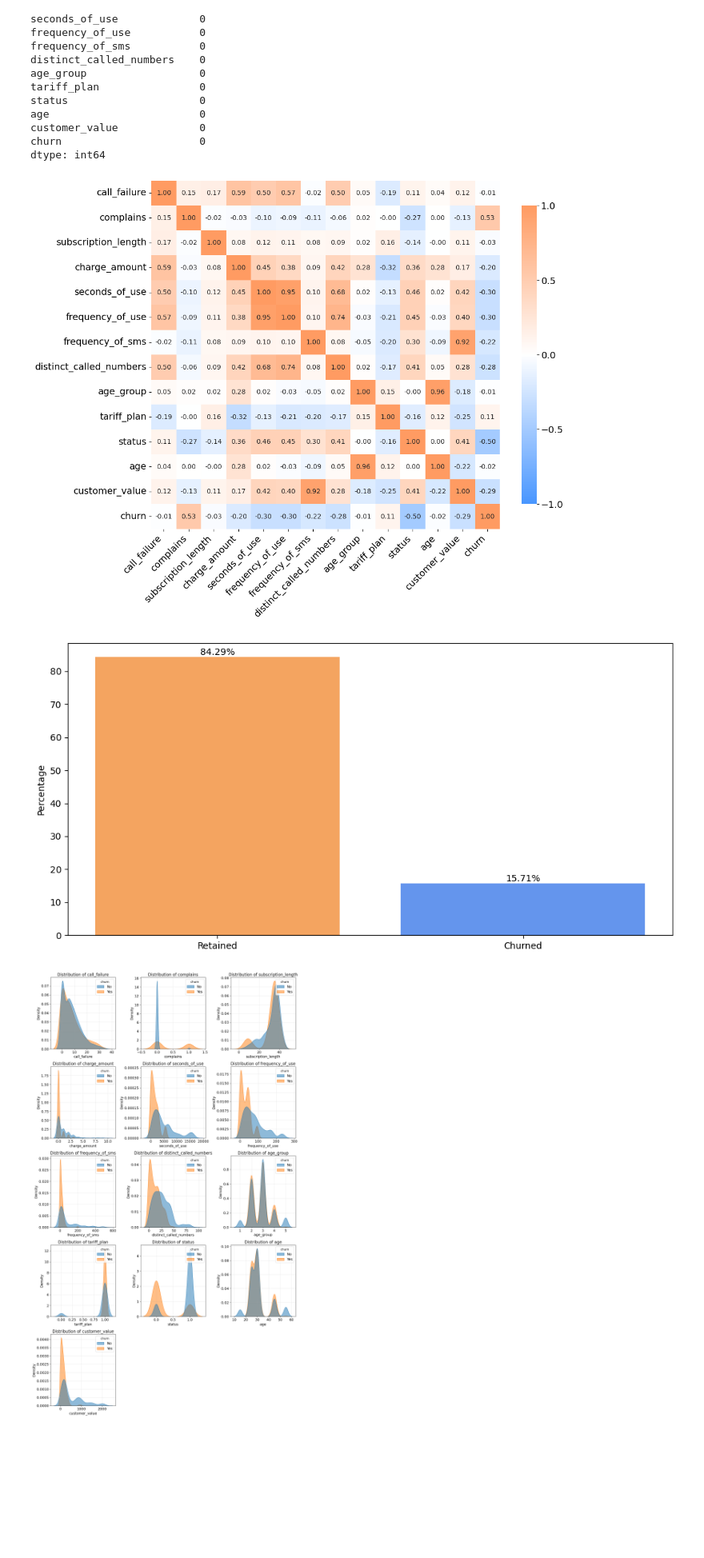
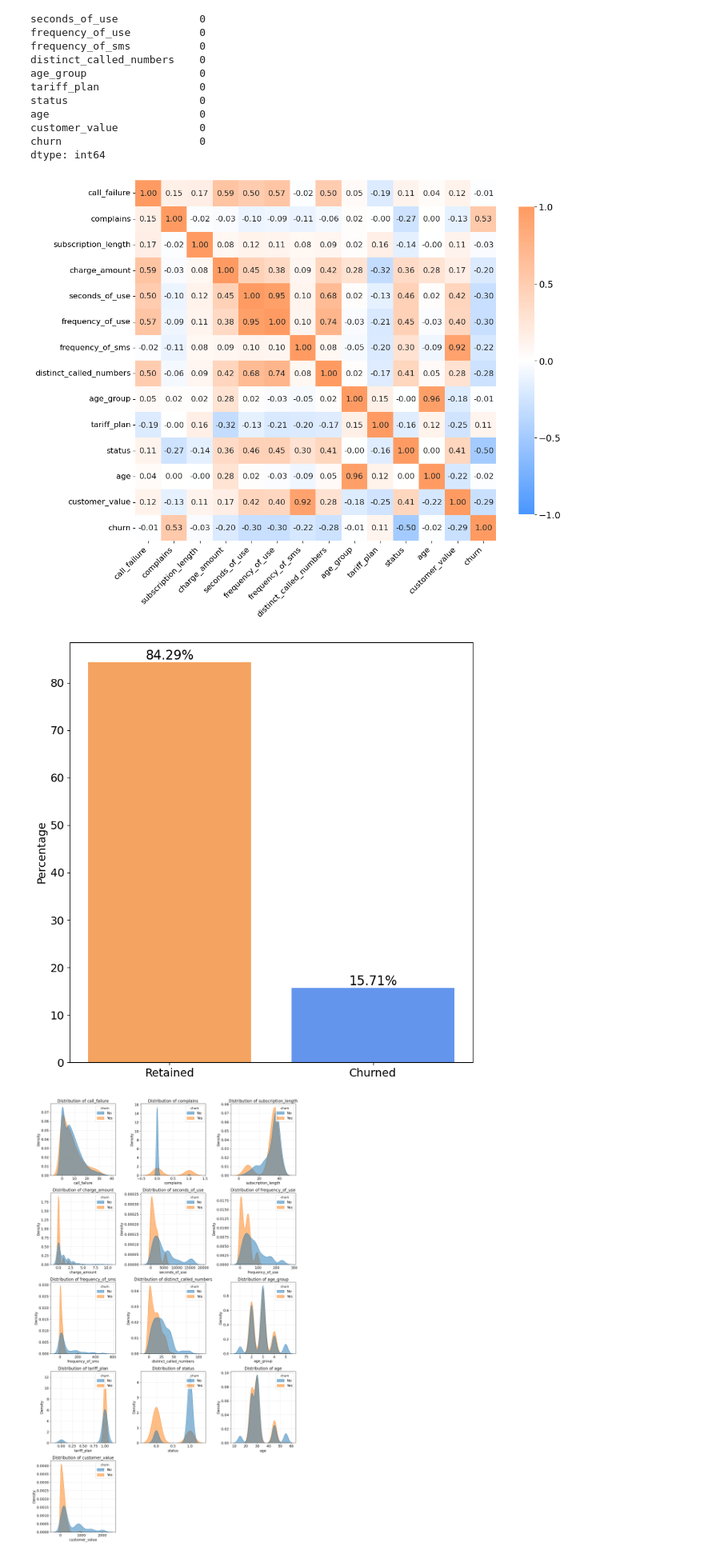
Before and after one commit to redRNR/Telecom-Churn-Prediction, a Jupyter notebook: Churn Project.ipynb, the cells around one changed output. Shown at 80% size. Drawn from its saved outputs; the diff is of its cells as text; code cells hidden in the pictures; blank space fills up the shorter version.

Commit message:
Fix plots and font size

```diff
--- a/Churn Project.ipynb
+++ b/Churn Project.ipynb
@@ -69,12 +69,6 @@ customer_value             0
 churn                      0
 dtype: int64
 # %%
-import pandas as pd
-import seaborn as sns
-import matplotlib.pyplot as plt
-import numpy as np
-from matplotlib.colors import LinearSegmentedColormap
-
 def create_correlation_heatmap(df, figsize=(12, 10)):
     """
     Create a correlation heatmap with colors matching the distribution plots
@@ -96,7 +90,7 @@ def create_correlation_heatmap(df, figsize=(12, 10)):
         vmin=-1,
         vmax=1,
         square=True,
-        annot_kws={'size': 10},
+        annot_kws={'size': 12},  # Increased font size for annotations
         cbar_kws={
             'shrink': .8,
             'label': '',
@@ -104,8 +98,8 @@ def create_correlation_heatmap(df, figsize=(12, 10)):
         }
     )
 
-    plt.xticks(rotation=45, ha='right')
-    plt.yticks(rotation=0)
+    plt.xticks(rotation=45, ha='right', fontsize=12)  # Increased font size for x-axis labels
+    plt.yticks(rotation=0, fontsize=12)  # Increased font size for y-axis labels
 
     plt.box(False)
     plt.tight_layout()
@@ -117,34 +111,34 @@ fig.savefig("correlation_heatmap.png", dpi=300, bbox_inches='tight')
 plt.show()
 plt.close()
 # %% [output]
-[figure, old version]
+[figure, new version]
 # %%
 # Calculate the values
 churn_counts = df.churn.value_counts()
 total = churn_counts.sum()
 percentages = (churn_counts / total * 100)
 
 # Create the bar plot
-plt.figure(figsize=(10, 5))
+plt.figure(figsize=(8, 8))
 bars = plt.bar([0, 1], percentages, color=['sandybrown', 'cornflowerblue'])
-plt.ylabel('Percentage')
+plt.ylabel('Percentage', fontsize=14)
 
 # Add x-axis labels
-plt.xticks([0, 1], ['Retained', 'Churned'])
+plt.xticks([0, 1], ['Retained', 'Churned'], fontsize=14)
 
 # Add percentage labels on top of bars
 for i, bar in enumerate(bars):
     height = bar.get_height()
     plt.text(bar.get_x() + bar.get_width()/2., height,
              f'{percentages[i]:.2f}%',
-             ha='center', va='bottom')
+             ha='center', va='bottom', fontsize=16)
 
 plt.tight_layout()
 plt.savefig('churn_distribution.png', dpi=300, bbox_inches='tight')
 plt.show()
 plt.close()
 # %% [output]
-[figure, old version]
+[figure, new version]
 # %%
 import pandas as pd
 import numpy as np
```
Also changed, not shown: 2 other files.
